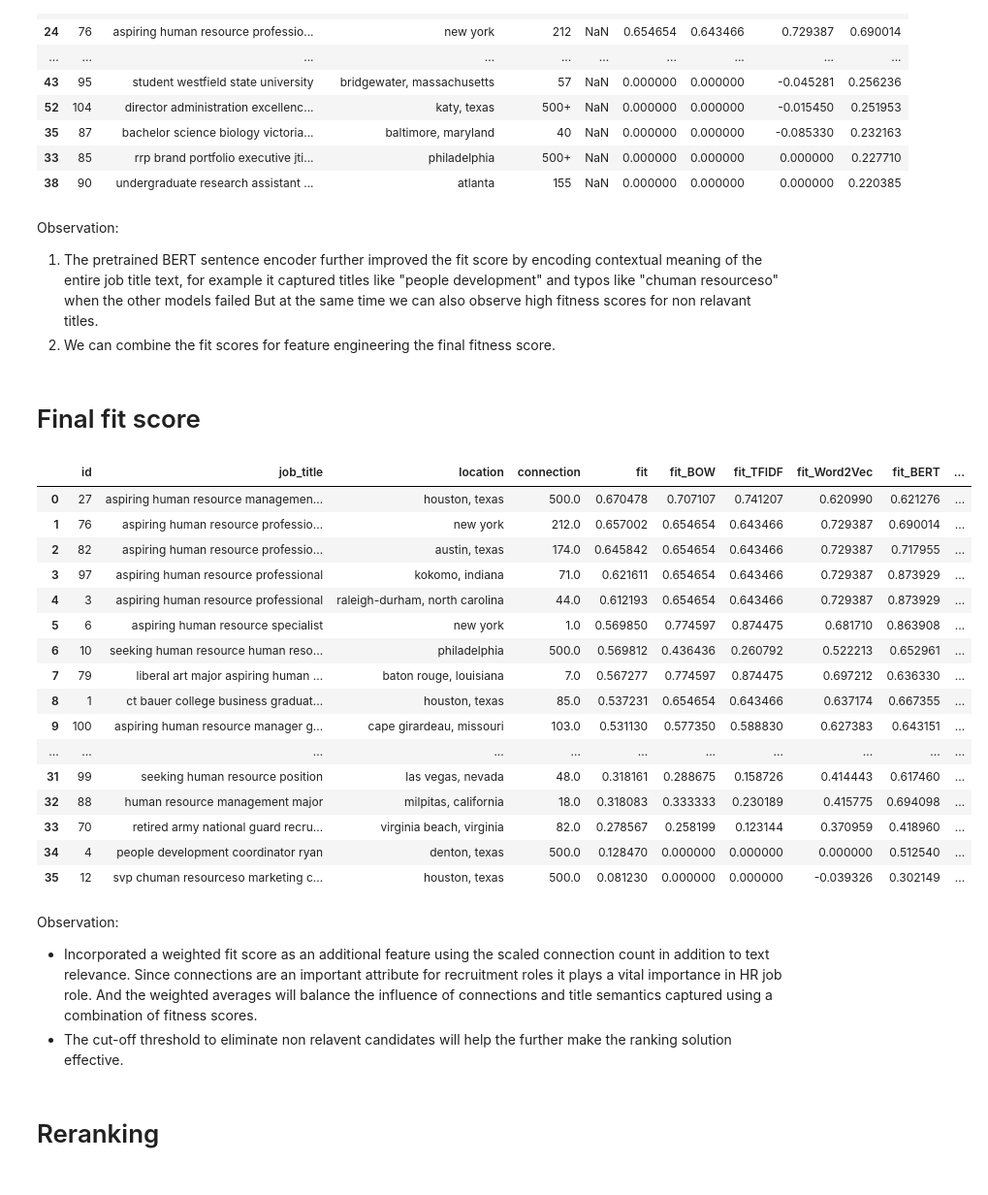
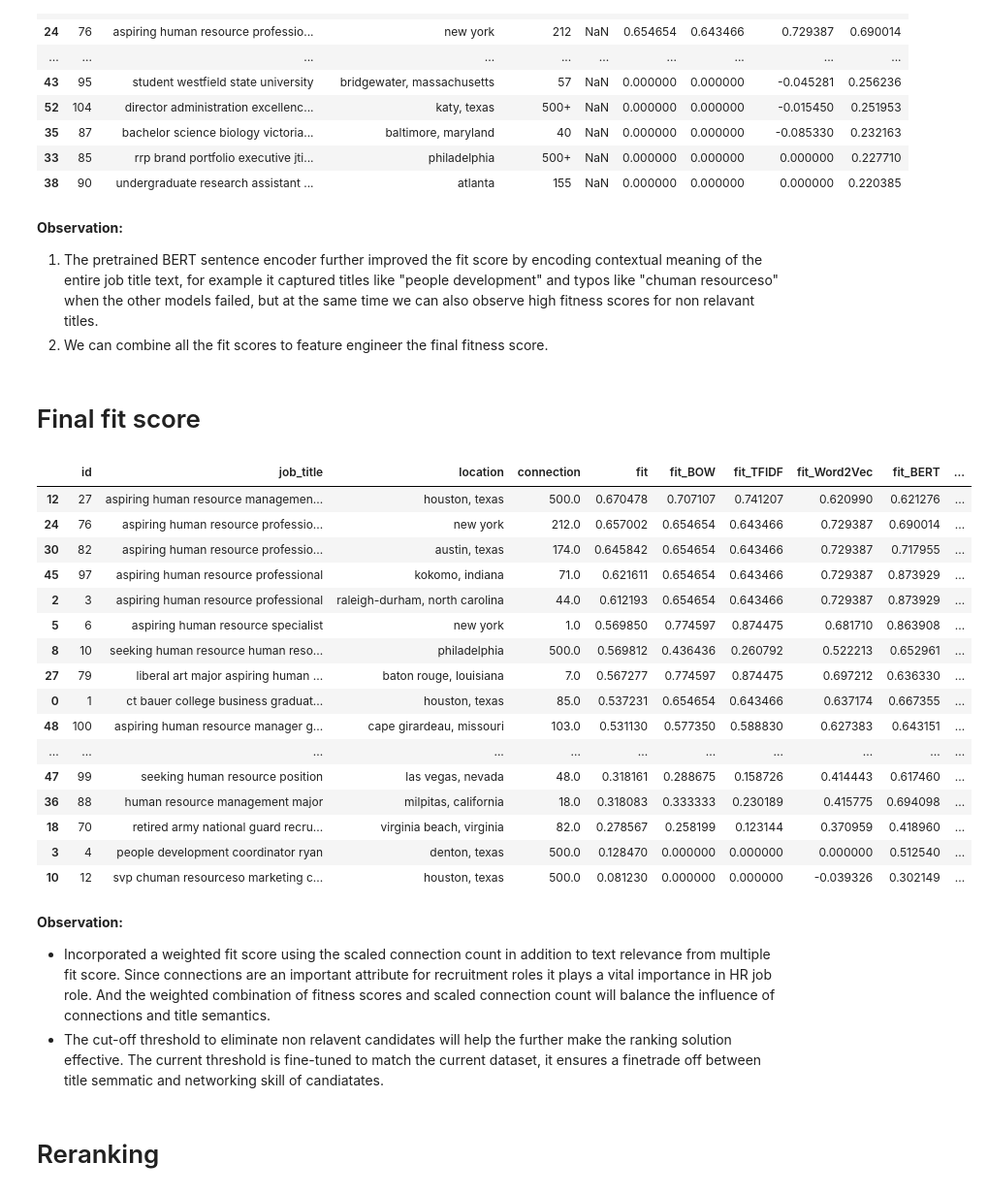
Before and after one commit to kuzhuppillil/hRxAyOCqFYmEZwY5, a Jupyter notebook: Potential_talents.ipynb, the cells around one changed output. Shown: that part at 97% size. Drawn from its saved outputs; the diff is of its cells as text; code cells hidden in the pictures.

```diff
--- a/Potential_talents.ipynb
+++ b/Potential_talents.ipynb
@@ -349,11 +350,11 @@ data1.head(50)
 | 33 | 85 | rrp brand portfolio executive jti... | philadelphia | 500+ | NaN | 0.000000 | 0.000000 | 0.000000 | 0.227710 |
 | 38 | 90 | undergraduate research assistant ... | atlanta | 155 | NaN | 0.000000 | 0.000000 | 0.000000 | 0.220385 |
 # %% [markdown]
-Observation:
+**Observation:**
 
 
-1.   The pretrained BERT sentence encoder further improved the fit score by encoding contextual meaning of the entire job title text, for example it captured titles like "people development" and typos like "chuman resourceso" when the other models failed But at the same time we can also observe high fitness scores for non relavant titles.
-2.   We can combine the fit scores for feature engineering the final fitness score.
+1.   The pretrained BERT sentence encoder further improved the fit score by encoding contextual meaning of the entire job title text, for example it captured titles like "people development" and typos like "chuman resourceso" when the other models failed, but at the same time we can also observe high fitness scores for non relavant titles.
+2.   We can combine all the fit scores to feature engineer the final fitness score.
 # %% [markdown]
 # Final fit score
 # %%
@@ -363,46 +364,46 @@ data1["connection"] = data1["connection"].str.replace("+","",regex = True).astyp
 data1[["connection_scaled"]] = scaler.fit_transform(data1[["connection"]])
 # %%
 
-
+data2 = data1.copy()
 #Using weighted sum to create a final fit score, taking into accout the connections of each candiatete
 
 #data1['fit'] = 0.7*data1['fit_Word2Vec'] + 0.2*data1['connection_scaled'] + 0.1*data1['fit_BERT']
-data1['fit'] = (
-    0.8 * data1['fit_Word2Vec'] +
-    0.15 * data1[['fit_BERT','connection_scaled']].mean(axis=1) +
-    0.05 * data1['fit_TFIDF']
+data2['fit'] = (
+    0.8 * data2['fit_Word2Vec'] +
+    0.15 * data2[['fit_BERT','connection_scaled']].mean(axis=1) +
+    0.05 * data2['fit_TFIDF']
 )
 
-data1 = data1.sort_values(by='fit', ascending=False)
+data2 = data2.sort_values(by='fit', ascending=False)
 
 #Threshold - Filtering  non matching candiatates (BONUS requirement)
-data1 = data1[data1["fit"] > 0.08]
+data2 = data2[(data2["fit_BERT"] >= 0.29) & (data2["fit"] > 0.05)]
 
-data1.head(60)
+data2.head(60)
 # %% [output]
 |  | id | job_title | location | connection | fit | fit_BOW | fit_TFIDF | fit_Word2Vec | fit_BERT | ... |
-| 0 | 27 | aspiring human resource managemen... | houston, texas | 500.0 | 0.670478 | 0.707107 | 0.741207 | 0.620990 | 0.621276 | ... |
-| 1 | 76 | aspiring human resource professio... | new york | 212.0 | 0.657002 | 0.654654 | 0.643466 | 0.729387 | 0.690014 | ... |
-| 2 | 82 | aspiring human resource professio... | austin, texas | 174.0 | 0.645842 | 0.654654 | 0.643466 | 0.729387 | 0.717955 | ... |
-| 3 | 97 | aspiring human resource professional | kokomo, indiana | 71.0 | 0.621611 | 0.654654 | 0.643466 | 0.729387 | 0.873929 | ... |
-| 4 | 3 | aspiring human resource professional | raleigh-durham, north carolina | 44.0 | 0.612193 | 0.654654 | 0.643466 | 0.729387 | 0.873929 | ... |
+| 12 | 27 | aspiring human resource managemen... | houston, texas | 500.0 | 0.670478 | 0.707107 | 0.741207 | 0.620990 | 0.621276 | ... |
+| 24 | 76 | aspiring human resource professio... | new york | 212.0 | 0.657002 | 0.654654 | 0.643466 | 0.729387 | 0.690014 | ... |
+| 30 | 82 | aspiring human resource professio... | austin, texas | 174.0 | 0.645842 | 0.654654 | 0.643466 | 0.729387 | 0.717955 | ... |
+| 45 | 97 | aspiring human resource professional | kokomo, indiana | 71.0 | 0.621611 | 0.654654 | 0.643466 | 0.729387 | 0.873929 | ... |
+| 2 | 3 | aspiring human resource professional | raleigh-durham, north carolina | 44.0 | 0.612193 | 0.654654 | 0.643466 | 0.729387 | 0.873929 | ... |
 | 5 | 6 | aspiring human resource specialist | new york | 1.0 | 0.569850 | 0.774597 | 0.874475 | 0.681710 | 0.863908 | ... |
-| 6 | 10 | seeking human resource human reso... | philadelphia | 500.0 | 0.569812 | 0.436436 | 0.260792 | 0.522213 | 0.652961 | ... |
-| 7 | 79 | liberal art major aspiring human ... | baton rouge, louisiana | 7.0 | 0.567277 | 0.774597 | 0.874475 | 0.697212 | 0.636330 | ... |
-| 8 | 1 | ct bauer college business graduat... | houston, texas | 85.0 | 0.537231 | 0.654654 | 0.643466 | 0.637174 | 0.667355 | ... |
-| 9 | 100 | aspiring human resource manager g... | cape girardeau, missouri | 103.0 | 0.531130 | 0.577350 | 0.588830 | 0.627383 | 0.643151 | ... |
+| 8 | 10 | seeking human resource human reso... | philadelphia | 500.0 | 0.569812 | 0.436436 | 0.260792 | 0.522213 | 0.652961 | ... |
+| 27 | 79 | liberal art major aspiring human ... | baton rouge, louisiana | 7.0 | 0.567277 | 0.774597 | 0.874475 | 0.697212 | 0.636330 | ... |
+| 0 | 1 | ct bauer college business graduat... | houston, texas | 85.0 | 0.537231 | 0.654654 | 0.643466 | 0.637174 | 0.667355 | ... |
+| 48 | 100 | aspiring human resource manager g... | cape girardeau, missouri | 103.0 | 0.531130 | 0.577350 | 0.588830 | 0.627383 | 0.643151 | ... |
 | ... | ... | ... | ... | ... | ... | ... | ... | ... | ... | ... |
-| 31 | 99 | seeking human resource position | las vegas, nevada | 48.0 | 0.318161 | 0.288675 | 0.158726 | 0.414443 | 0.617460 | ... |
-| 32 | 88 | human resource management major | milpitas, california | 18.0 | 0.318083 | 0.333333 | 0.230189 | 0.415775 | 0.694098 | ... |
-| 33 | 70 | retired army national guard recru... | virginia beach, virginia | 82.0 | 0.278567 | 0.258199 | 0.123144 | 0.370959 | 0.418960 | ... |
-| 34 | 4 | people development coordinator ryan | denton, texas | 500.0 | 0.128470 | 0.000000 | 0.000000 | 0.000000 | 0.512540 | ... |
-| 35 | 12 | svp chuman resourceso marketing c... | houston, texas | 500.0 | 0.081230 | 0.000000 | 0.000000 | -0.039326 | 0.302149 | ... |
+| 47 | 99 | seeking human resource position | las vegas, nevada | 48.0 | 0.318161 | 0.288675 | 0.158726 | 0.414443 | 0.617460 | ... |
+| 36 | 88 | human resource management major | milpitas, california | 18.0 | 0.318083 | 0.333333 | 0.230189 | 0.415775 | 0.694098 | ... |
+| 18 | 70 | retired army national guard recru... | virginia beach, virginia | 82.0 | 0.278567 | 0.258199 | 0.123144 | 0.370959 | 0.418960 | ... |
+| 3 | 4 | people development coordinator ryan | denton, texas | 500.0 | 0.128470 | 0.000000 | 0.000000 | 0.000000 | 0.512540 | ... |
+| 10 | 12 | svp chuman resourceso marketing c... | houston, texas | 500.0 | 0.081230 | 0.000000 | 0.000000 | -0.039326 | 0.302149 | ... |
 # %% [markdown]
-Observation:
+**Observation:**
 
 
-*   Incorporated a weighted fit score as an additional feature using the scaled connection count in addition to text relevance. Since connections are an important attribute for recruitment roles it plays a vital importance in HR job role. And the weighted averages will balance the influence of connections and title semantics captured using a combination of fitness scores.
-*  The cut-off threshold to eliminate non relavent candidates will help the further make the ranking solution effective.
+*   Incorporated a weighted fit score using the scaled connection count in addition to text relevance from multiple fit score. Since connections are an important attribute for recruitment roles it plays a vital importance in HR job role. And the weighted combination of fitness scores and scaled connection count will balance the influence of connections and title semantics.
+*  The cut-off threshold to eliminate non relavent candidates will help the further make the ranking solution effective. The current threshold is fine-tuned to match the current dataset, it ensures a finetrade off between title semmatic and networking skill of candiatates.
 # %% [markdown]
 # Reranking
 # %%
```
Also changed, not shown: parts of 15 cells of this notebook.
